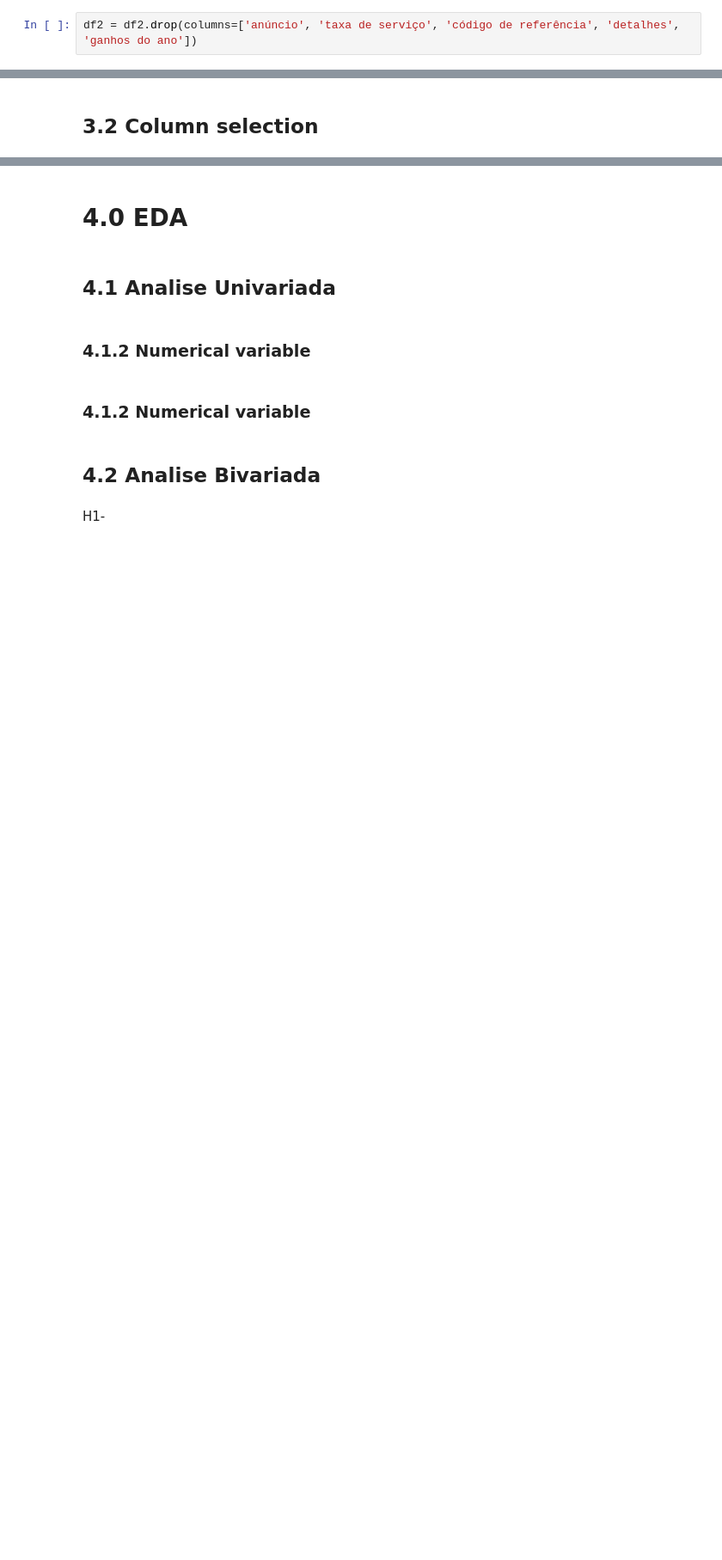
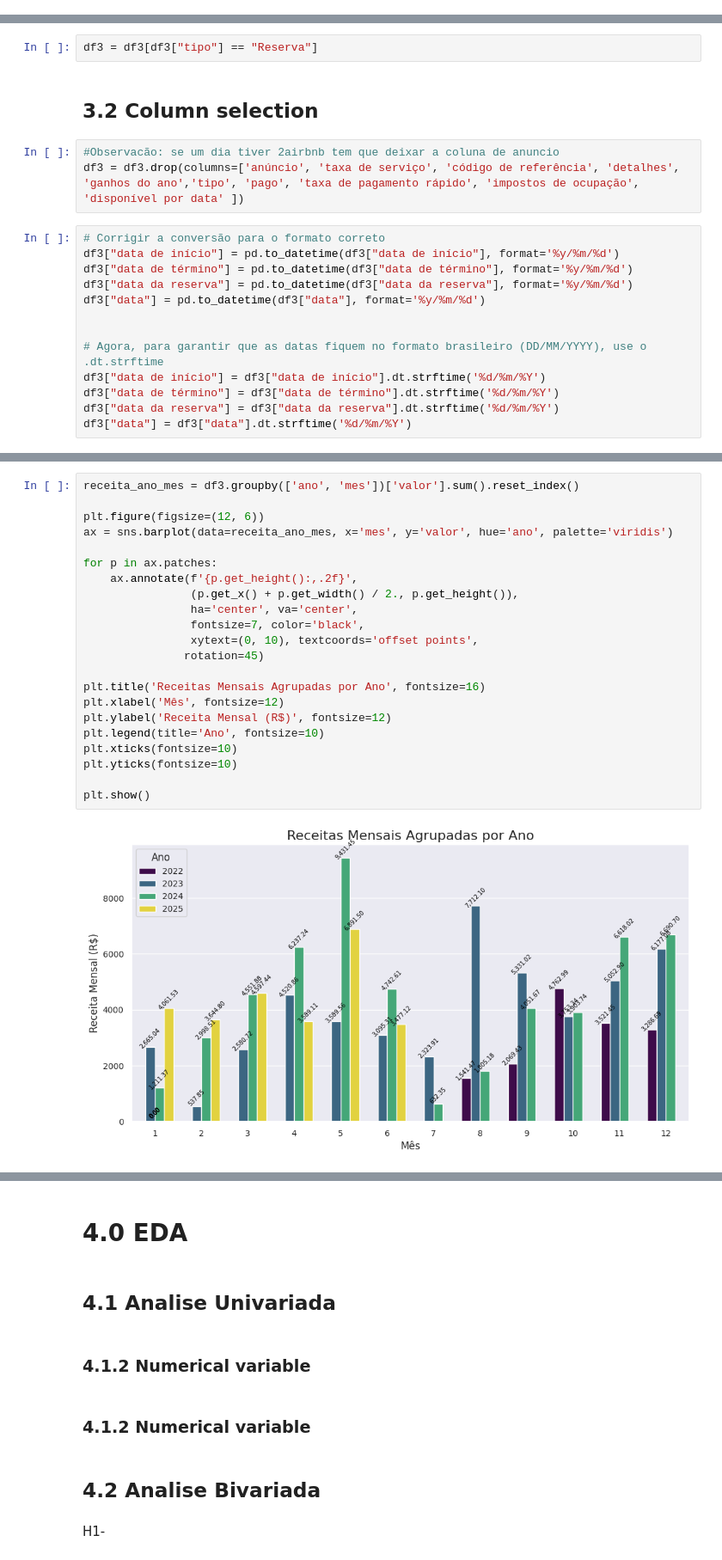
Before and after one commit to Raquelrs3/Airbnb, a Jupyter notebook: Airbnb_analise.ipynb, the cells around one changed output, grey strips where cells are left out. Shown at 86% size. Cells and saved outputs as stored; diff of their text form; blank space fills up the shorter version.

```diff
--- a/Airbnb_analise.ipynb
+++ b/Airbnb_analise.ipynb
@@ -377,2 +486,0 @@ df2["ano_semana"] = df2["data"].dt.strftime("%Y-%W")
-# %%
-df2 = df2.drop(columns=['anúncio', 'taxa de serviço', 'código de referência', 'detalhes', 'ganhos do ano'])
@@ -566,4 +542,22 @@ df3 = df2.copy()
 # %% [markdown]
 ## **3.1 Row filtering**
+# %%
+df3 = df3[df3["tipo"] == "Reserva"]
 # %% [markdown]
 ## **3.2 Column selection**
+# %%
+#Observacão: se um dia tiver 2airbnb tem que deixar a coluna de anuncio
+df3 = df3.drop(columns=['anúncio', 'taxa de serviço', 'código de referência', 'detalhes', 'ganhos do ano','tipo', 'pago', 'taxa de pagamento rápido', 'impostos de ocupação', 'disponível por data' ])
+# %%
+# Corrigir a conversão para o formato correto
+df3["data de início"] = pd.to_datetime(df3["data de início"], format='%y/%m/%d')
+df3["data de término"] = pd.to_datetime(df3["data de término"], format='%y/%m/%d')
+df3["data da reserva"] = pd.to_datetime(df3["data da reserva"], format='%y/%m/%d')
+df3["data"] = pd.to_datetime(df3["data"], format='%y/%m/%d')
+
+
+# Agora, para garantir que as datas fiquem no formato brasileiro (DD/MM/YYYY), use o .dt.strftime
+df3["data de início"] = df3["data de início"].dt.strftime('%d/%m/%Y')
+df3["data de término"] = df3["data de término"].dt.strftime('%d/%m/%Y')
+df3["data da reserva"] = df3["data da reserva"].dt.strftime('%d/%m/%Y')
+df3["data"] = df3["data"].dt.strftime('%d/%m/%Y')
@@ -569,0 +930,24 @@ df3 = df2.copy()
+# %%
+receita_ano_mes = df3.groupby(['ano', 'mes'])['valor'].sum().reset_index()
+
+plt.figure(figsize=(12, 6))
+ax = sns.barplot(data=receita_ano_mes, x='mes', y='valor', hue='ano', palette='viridis')
+
+for p in ax.patches:
+    ax.annotate(f'{p.get_height():,.2f}',
+                (p.get_x() + p.get_width() / 2., p.get_height()),
+                ha='center', va='center',
+                fontsize=7, color='black',
+                xytext=(0, 10), textcoords='offset points',
+               rotation=45)
+
+plt.title('Receitas Mensais Agrupadas por Ano', fontsize=16)
+plt.xlabel('Mês', fontsize=12)
+plt.ylabel('Receita Mensal (R$)', fontsize=12)
+plt.legend(title='Ano', fontsize=10)
+plt.xticks(fontsize=10)
+plt.yticks(fontsize=10)
+
+plt.show()
+# %% [output]
+[figure, added]
```
Also changed, not shown: parts of 64 cells of this notebook.
